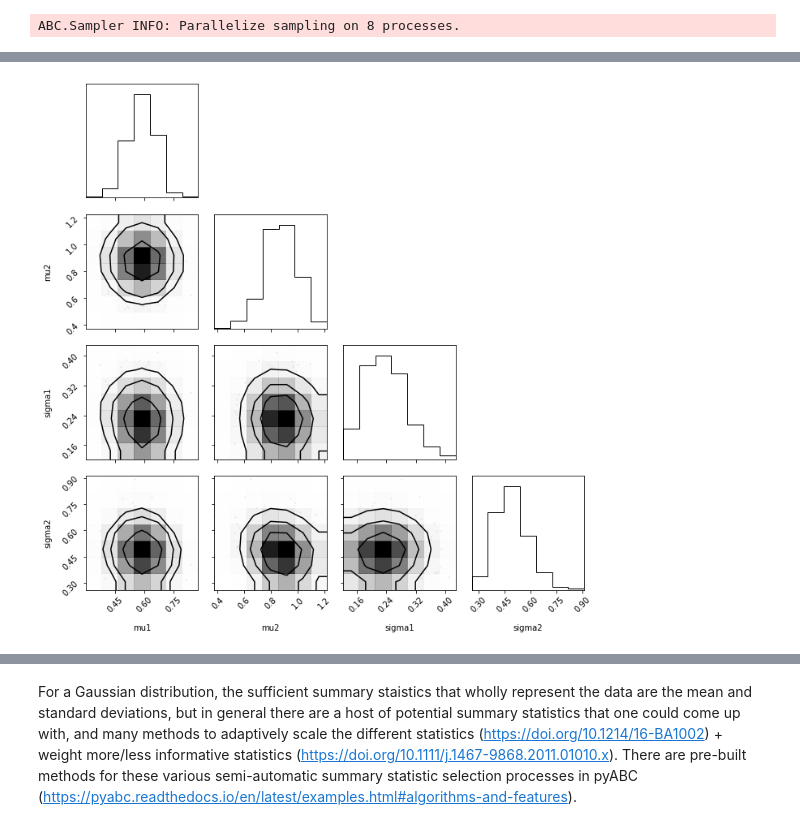
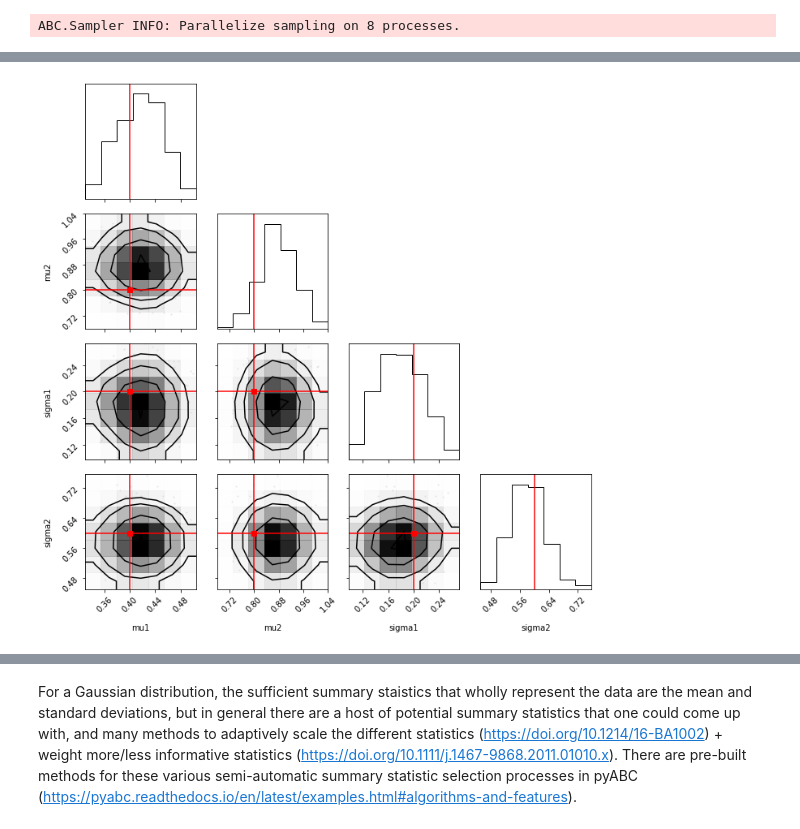
Before and after one commit to CalumGabbutt/FitModelsData, a Jupyter notebook: FitModelsDataABC.ipynb, the cells around one changed output, grey strips where cells are left out. Drawn from its saved outputs; the diff is of its cells as text; code cells hidden in the pictures.

```diff
--- a/FitModelsDataABC.ipynb
+++ b/FitModelsDataABC.ipynb
@@ -691,7 +625,8 @@ priorGauss = pyabc.Distribution(mu1=pyabc.RV("norm"),mu2=pyabc.RV("norm"),
                           sigma1=pyabc.RV("truncnorm", 0.0, np.inf),sigma2=pyabc.RV("truncnorm", 0.0, np.inf))
 # %%
 modelWrapperGauss = lambda parameters: modelGauss(parameters, constantsGauss)
-abcGauss = pyabc.ABCSMC(modelWrapperGauss, priorGauss, distance, population_size=500)
+popSizeGauss = 500
+abcGauss = pyabc.ABCSMC(modelWrapperGauss, priorGauss, distance, population_size=popSizeGauss)
 # %% [output]
 ABC.Sampler INFO: Parallelize sampling on 8 processes.
 # %%
@@ -702,5 +637,5 @@ ABC.History INFO: Start <ABCSMC id=4, start_time=2022-05-30 14:03:11>
 <pyabc.storage.history.History at 0x...>
 # %%
-historyGauss = abcGauss.run(minimum_epsilon=0.9, max_nr_populations=50)
+historyGauss = abcGauss.run(minimum_epsilon=5.0, max_nr_populations=25)
 # %% [output]
 ABC INFO: Calibration sample t = -1.
@@ -733,0 +684,14 @@ plt.tight_layout()
+# %%
+posterior_predictiveGauss = np.zeros((popSizeGauss, sizeGauss[0], sizeGauss[1]))
+
+samples_listGauss = historyGauss.get_population().get_accepted_sum_stats()
+for i in range(len(samples_listGauss)):
+    posterior_predictiveGauss[i, :, :] = samples_listGauss[i]["data"]
+
+fig, ax = plt.subplots(figsize=(12, 8))
+sns.kdeplot(
+    x=np.ravel(posterior_predictiveGauss[:, :, 0]),
+    y=np.ravel(posterior_predictiveGauss[:, :, 1]),
+    fill=True
+)
+plt.scatter(dataGauss["data"][:, 0], dataGauss["data"][:, 1], color='r')
@@ -738,6 +702,0 @@ Note that, because we only have 10 data points, the prior has a large effect on
-# %%
-data = dataGauss["data"]
-means = np.mean(data, axis=0)
-stds = np.std(data, axis=0)
-
-print(np.hstack([means, stds]))
@@ -785,11 +742,26 @@ ABC.History INFO: Done <ABCSMC id=2, duration=0:00:44.283261, end_time=2022-05-3
 # %%
 posteriorGaussSumStat, wGaussSumStat = historyGaussSumStat.get_distribution(m=0)
 # truth = [alphaTrue, betaTrue, gammaTrue]
 
 ndimsGauss = np.shape(posteriorGaussSumStat)[1]
 
+truthGauss = [paramsTrue[col] for col in posteriorGaussSumStat.columns]
+
 # Make the base corner plot
 figure = corner.corner(posteriorGaussSumStat.values, bins=7, smooth=1, labels=posteriorGaussSumStat.columns)
+# Extract the axes
+axes = np.array(figure.axes).reshape((ndimsGauss, ndimsGauss))
+# Loop over the diagonal
+for i in range(ndimsGauss):
+    ax = axes[i, i]
+    ax.axvline(truthGauss[i], color="r")
+# Loop over the histograms
+for yi in range(ndimsGauss):
+    for xi in range(yi):
+        ax = axes[yi, xi]
+        ax.axvline(truthGauss[xi], color="r")
+        ax.axhline(truthGauss[yi], color="r")
+        ax.plot(truthGauss[xi], truthGauss[yi], "sr")
 plt.tight_layout()
 # %% [output]
-[figure, old version]
+[figure, new version]
```
Also changed, not shown: parts of 33 cells of this notebook.
